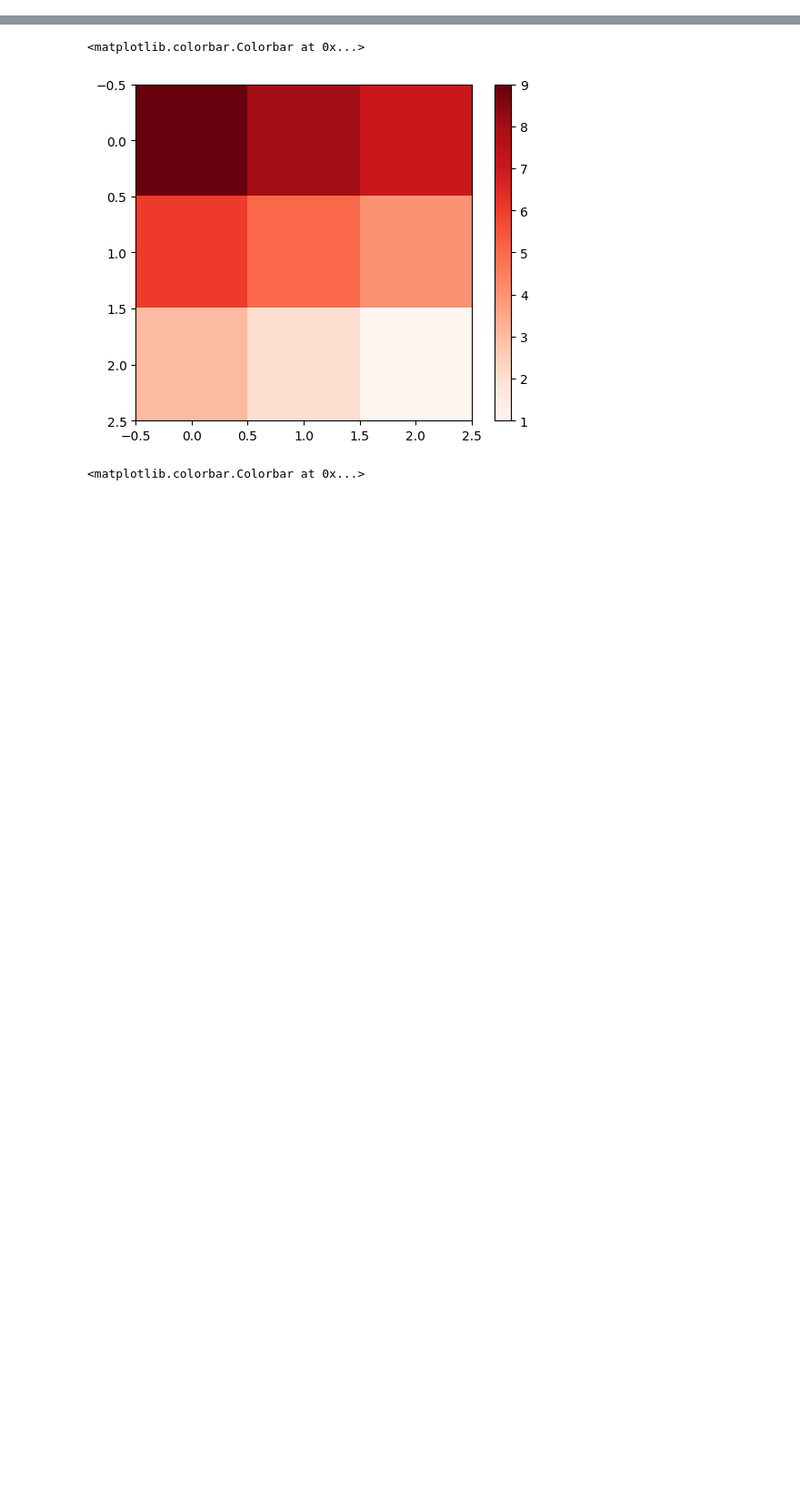
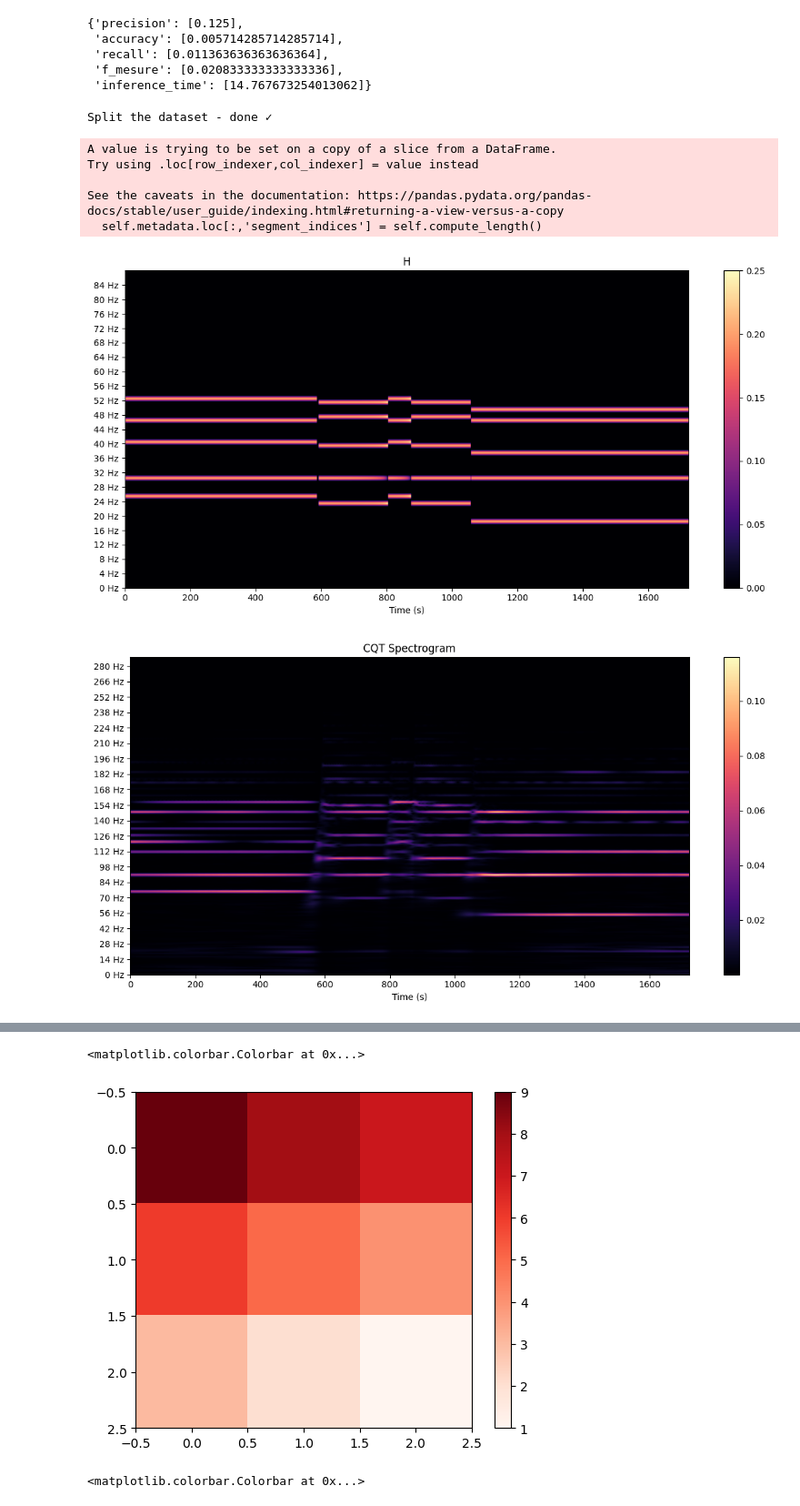
Before and after one commit to edabier/Unrolled-NMF, a Jupyter notebook: test.ipynb, the cells around one changed output, grey strips where cells are left out. Shown at 91% size. Cells and saved outputs as stored; diff of their text form; code cells hidden in the pictures; blank space fills up the shorter version.

```diff
--- a/test.ipynb
+++ b/test.ipynb
@@ -19,0 +375,80 @@ else:
+# %%
+metrics_ralmu
+# %% [output]
+{'precision': [0.125],
+ 'accuracy': [0.005714285714285714],
+ 'recall': [0.011363636363636364],
+ 'f_mesure': [0.020833333333333336],
+ 'inference_time': [14.767673254013062]}
+# %%
+import pandas as pd
+from sklearn.model_selection import train_test_split
+from adasp_data_management import music
+from torch.utils.data import DataLoader
+
+split=0.8
+length=10
+subset=0.1
+dtype=None
+eps=1e-6
+path = "/home/ids/edabier/AMT/Unrolled-NMF/MAPS/metadata.csv"
+W_path = '/home/ids/edabier/AMT/Unrolled-NMF/test-data/synth-single-notes'
+
+mu = models.MU_NMF(n_iter=10, W_path=W_path)
+ralmu = models.RALMU(W_path=W_path, n_init_steps=10, hidden=16, lambda_h=0.1, shared=True, return_layers=False)
+state_dict = torch.load('/home/ids/edabier/AMT/Unrolled-NMF/models/checkpoint.pt')
+ralmu.load_state_dict(state_dict['model_state_dict'])
+
+metadata = pd.read_csv(path)
+# maps_meta = music.Maps("/tsi/mir/maps").pdf_metadata
+train_data, test_data   = train_test_split(metadata, train_size=split, random_state=1)
+train_data, valid_data  = train_test_split(train_data, train_size=split, random_state=1)
+train_data = train_data.reset_index(drop=True)
+# test_data = test_data.reset_index(drop=True)
+valid_data = valid_data.reset_index(drop=True)
+print("Split the dataset - done ✓")
+
+train_set   = utils.LocalDataset(train_data, use_midi=True, fixed_length=length, subset=subset, dtype=dtype)
+train_sampler   = utils.SequentialBatchSampler(train_set, batch_size=1)
+collate_fn = utils.create_collate_fn(use_midi=True)
+train_loader    = DataLoader(train_set, batch_sampler=train_sampler, collate_fn=collate_fn)
+# file_name = train_set.metadata.iloc[0]
+# file_path = maps_meta[maps_meta['file_path'].str.contains(file_name, na=False)].file_path.values[0]
+
+# y, sr = torchaudio.load(file_path)
+for i, (M, H, midi) in enumerate(train_loader):
+    if i == 0:
+        continue
+    elif i==1:
+        with torch.no_grad():
+            M = torch.clamp(M, min=eps)
+            M = M.squeeze(0)
+            M = M.to(dev)
+            H = H.squeeze(0)
+            H = H.to(dev)
+            midi = midi.squeeze(0)
+            midi = midi.to(dev)
+
+
+            H_norm, norm_H = spec.l1_norm(H, threshold=0.01, set_min=eps)
+            M_norm, norm_M = spec.l1_norm(M, threshold=0.01, set_min=eps)
+
+            spec.vis_cqt_spectrogram(H_norm.cpu(), title="H")
+            spec.vis_cqt_spectrogram(M_norm.cpu())
+            spec.vis_cqt_spectrogram(midi.cpu(), title="MIDI")
+
+            W_hat_ralmu, H_hat_ralmu, M_hat_ralmu, norm_ralmu = ralmu.forward(M_norm, device=dev)
+            # H_hat_ralmu2 = H_hat_ralmu * norm_ralmu
+
+            W_hat_mu, H_hat_mu, M_hat_mu, norm_mu = mu.forward(M_norm, device=dev)
+            # H_hat_mu2 = H_hat_mu * norm_mu
+    break
+# %% [output]
+Split the dataset - done ✓
+A value is trying to be set on a copy of a slice from a DataFrame.
+Try using .loc[row_indexer,col_indexer] = value instead
+
+See the caveats in the documentation: https://pandas.pydata.org/pandas-docs/stable/user_guide/indexing.html#returning-a-view-versus-a-copy
+  self.metadata.loc[:,'segment_indices'] = self.compute_length()
+[figure, added]
+[figure, added]
```
Also changed, not shown: parts of 24 cells of this notebook, 9 other files.
